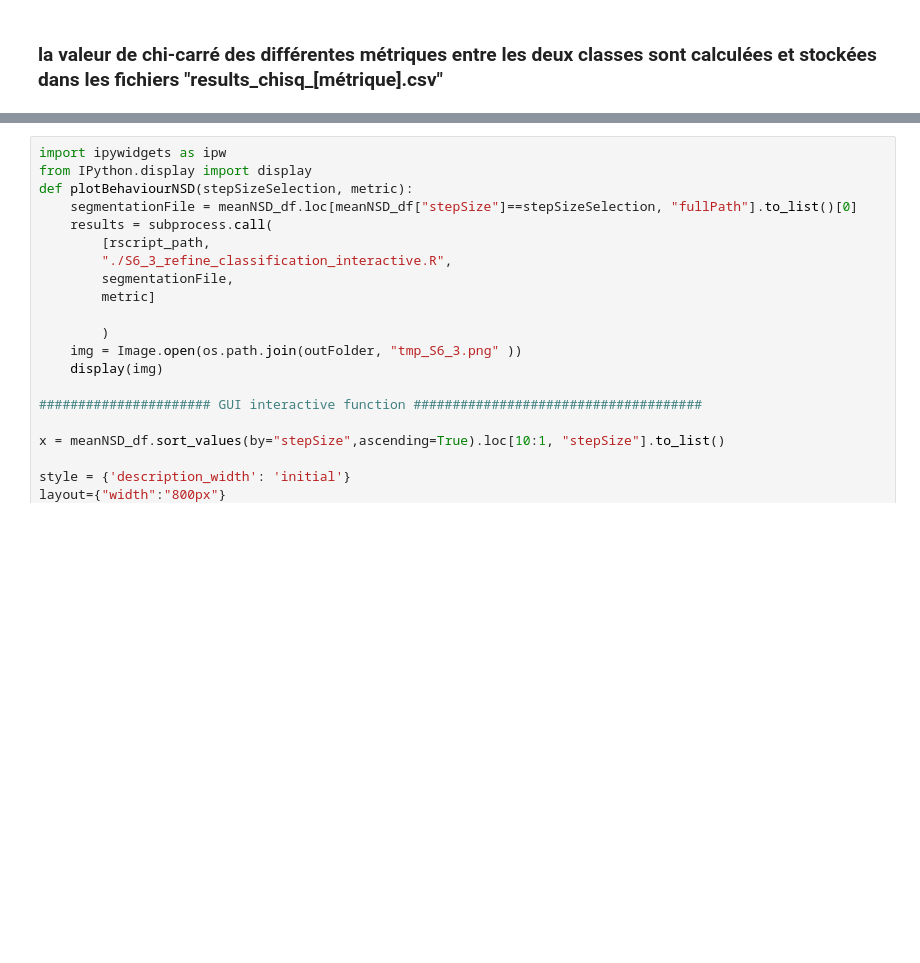
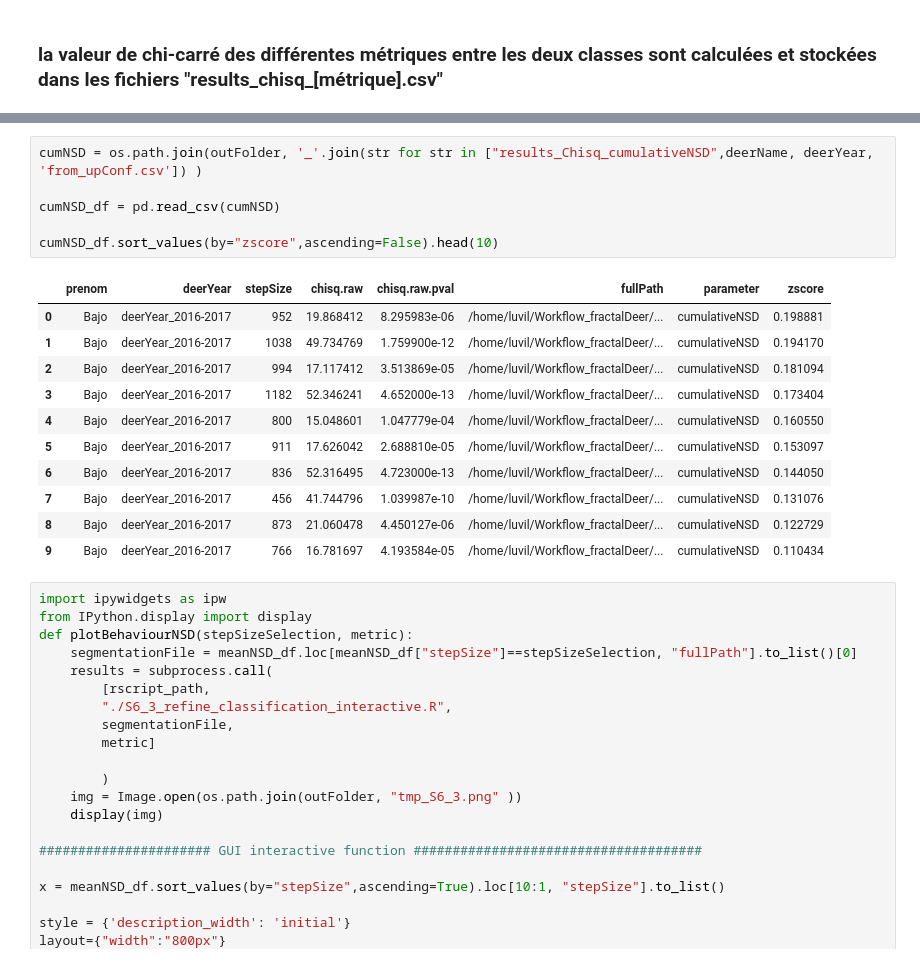
Before and after one commit to LuVil86/Workflow_fractalDeer, a Jupyter notebook: PIPELINE_FRACTALDEER/interactive_demo.ipynb, the cells around one changed output, grey strips where cells are left out. Saved outputs shown, nothing was run; the diff lists cells and outputs as text; blank space fills up the shorter version.

```diff
--- a/PIPELINE_FRACTALDEER/interactive_demo.ipynb
+++ b/PIPELINE_FRACTALDEER/interactive_demo.ipynb
@@ -272,3 +297,21 @@ meanNSD_df.sort_values(by="zscore",ascending=False).head(10)
+# %%
+cumNSD = os.path.join(outFolder, '_'.join(str for str in ["results_Chisq_cumulativeNSD",deerName, deerYear, 'from_upConf.csv']) )
+
+cumNSD_df = pd.read_csv(cumNSD)
+
+cumNSD_df.sort_values(by="zscore",ascending=False).head(10)
+# %% [output]
+|  | prenom | deerYear | stepSize | chisq.raw | chisq.raw.pval | fullPath | parameter | zscore |
+| 0 | Bajo | deerYear_2016-2017 | 952 | 19.868412 | 8.295983e-06 | /home/luvil/Workflow_fractalDeer/... | cumulativeNSD | 0.198881 |
+| 1 | Bajo | deerYear_2016-2017 | 1038 | 49.734769 | 1.759900e-12 | /home/luvil/Workflow_fractalDeer/... | cumulativeNSD | 0.194170 |
+| 2 | Bajo | deerYear_2016-2017 | 994 | 17.117412 | 3.513869e-05 | /home/luvil/Workflow_fractalDeer/... | cumulativeNSD | 0.181094 |
+| 3 | Bajo | deerYear_2016-2017 | 1182 | 52.346241 | 4.652000e-13 | /home/luvil/Workflow_fractalDeer/... | cumulativeNSD | 0.173404 |
+| 4 | Bajo | deerYear_2016-2017 | 800 | 15.048601 | 1.047779e-04 | /home/luvil/Workflow_fractalDeer/... | cumulativeNSD | 0.160550 |
+| 5 | Bajo | deerYear_2016-2017 | 911 | 17.626042 | 2.688810e-05 | /home/luvil/Workflow_fractalDeer/... | cumulativeNSD | 0.153097 |
+| 6 | Bajo | deerYear_2016-2017 | 836 | 52.316495 | 4.723000e-13 | /home/luvil/Workflow_fractalDeer/... | cumulativeNSD | 0.144050 |
+| 7 | Bajo | deerYear_2016-2017 | 456 | 41.744796 | 1.039987e-10 | /home/luvil/Workflow_fractalDeer/... | cumulativeNSD | 0.131076 |
+| 8 | Bajo | deerYear_2016-2017 | 873 | 21.060478 | 4.450127e-06 | /home/luvil/Workflow_fractalDeer/... | cumulativeNSD | 0.122729 |
+| 9 | Bajo | deerYear_2016-2017 | 766 | 16.781697 | 4.193584e-05 | /home/luvil/Workflow_fractalDeer/... | cumulativeNSD | 0.110434 |
 # %%
 import ipywidgets as ipw
 from IPython.display import display
```
Also changed, not shown: parts of 3 cells of this notebook, 1 other file.
